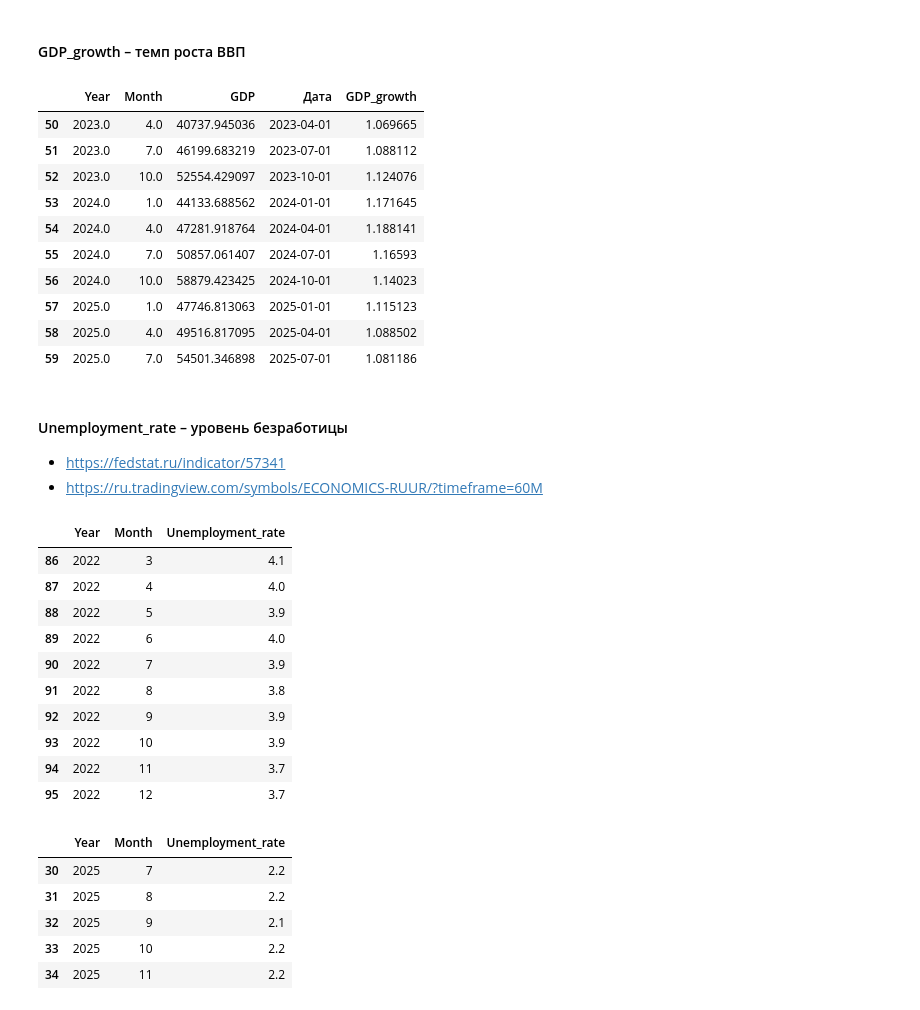
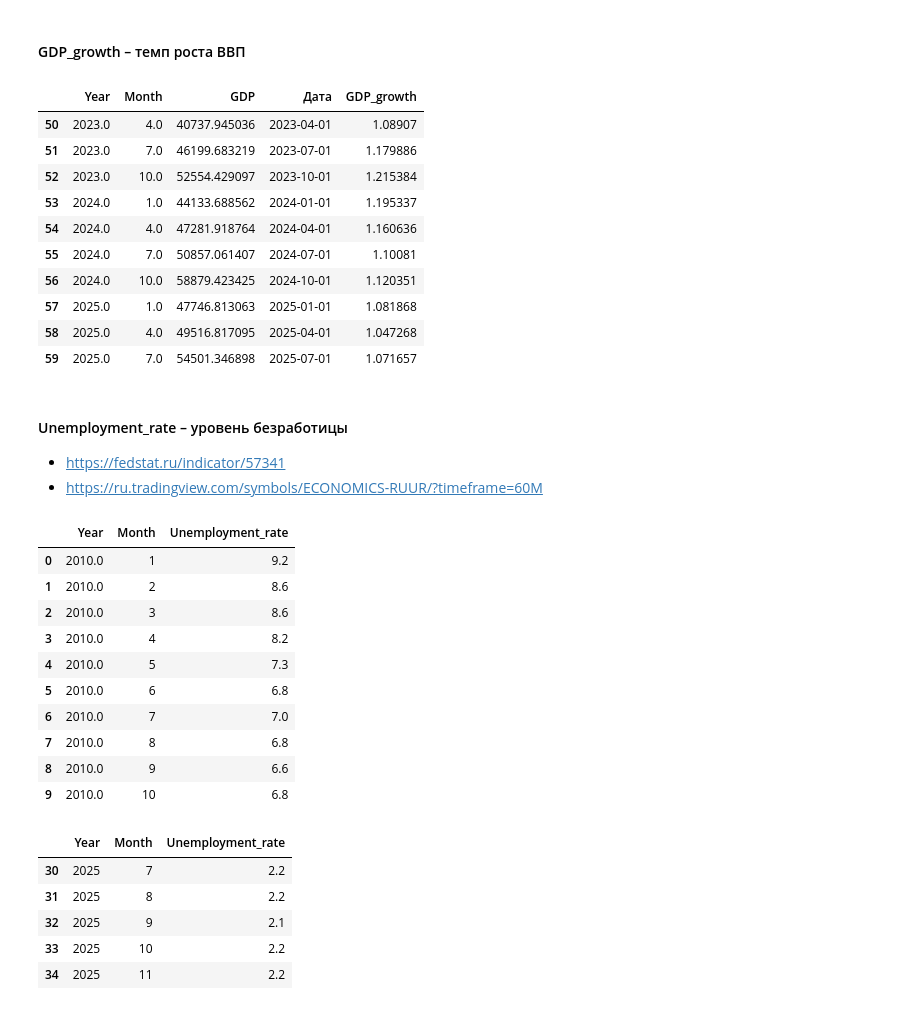
Before and after one commit to SofiaMakashova/ITMO_NIR, a Jupyter notebook: Построение DAG.ipynb, the cells around one changed output. Saved outputs shown, nothing was run; the diff lists cells and outputs as text; code cells hidden in the pictures.

```diff
--- a/Построение DAG.ipynb
+++ b/Построение DAG.ipynb
@@ -26,16 +26,16 @@ NPL Ratio (Non-Performing Loans Ratio) – доля проблемных кре
 ### 2.1. Сбор данных
 # %%
 month_dict = {
-    'январь': 1, 'jan': 1, 'I квартал': 1,
-    'февраль': 2, 'feb': 2,
-    'март': 3, 'mar': 3,
-    'апрель': 4, 'apr': 4, 'II квартал': 4,
+    'январь': 1, 'jan': 1, 'I квартал': 1, 'янв': 1,
+    'февраль': 2, 'feb': 2, 'фев': 2,
+    'март': 3, 'mar': 3, 'мар': 3,
+    'апрель': 4, 'apr': 4, 'II квартал': 4, 'апр': 4,
     'май': 5, 'may': 5,
-    'июнь': 6, 'jun': 6,
-    'июль': 7, 'jul': 7, 'III квартал': 7,
-    'август': 8, 'aug': 8,
-    'сентябрь': 9, 'sep': 9,
-    'октябрь': 10, 'oct': 10, 'IV квартал': 10,
-    'ноябрь': 11, 'nov': 11,
-    'декабрь': 12, 'dec': 12,
+    'июнь': 6, 'jun': 6, 'июн': 6,
+    'июль': 7, 'jul': 7, 'III квартал': 7, 'июл': 7,
+    'август': 8, 'aug': 8, 'авг': 8,
+    'сентябрь': 9, 'sep': 9, 'сен': 9,
+    'октябрь': 10, 'oct': 10, 'IV квартал': 10, 'окт': 10,
+    'ноябрь': 11, 'nov': 11, 'ноя': 11,
+    'декабрь': 12, 'dec': 12, 'дек': 12,
 }
@@ -135,21 +431,22 @@ GDP_df = GDP_df.dropna()
 GDP_df['Дата'] = pd.to_datetime(
     GDP_df['Year'].astype(int).astype(str) + '-' + GDP_df['Month'].astype(int).astype(str) + '-01',
     format='%Y-%m-%d')
-GDP_df['GDP_growth'] = (GDP_df.GDP + GDP_df.GDP.shift(1) + GDP_df.GDP.shift(2) + GDP_df.GDP.shift(3))\
-    / (GDP_df.GDP.shift(4) + GDP_df.GDP.shift(5) + GDP_df.GDP.shift(6) + GDP_df.GDP.shift(7))
+"""GDP_df['GDP_growth'] = (GDP_df.GDP + GDP_df.GDP.shift(1) + GDP_df.GDP.shift(2) + GDP_df.GDP.shift(3))\
+    / (GDP_df.GDP.shift(4) + GDP_df.GDP.shift(5) + GDP_df.GDP.shift(6) + GDP_df.GDP.shift(7))"""
+GDP_df['GDP_growth'] = GDP_df.GDP / GDP_df.GDP.shift(4)
 GDP_df.tail(10)
 # %% [output]
 |  | Year | Month | GDP | Дата | GDP_growth |
-| 50 | 2023.0 | 4.0 | 40737.945036 | 2023-04-01 | 1.069665 |
-| 51 | 2023.0 | 7.0 | 46199.683219 | 2023-07-01 | 1.088112 |
-| 52 | 2023.0 | 10.0 | 52554.429097 | 2023-10-01 | 1.124076 |
-| 53 | 2024.0 | 1.0 | 44133.688562 | 2024-01-01 | 1.171645 |
-| 54 | 2024.0 | 4.0 | 47281.918764 | 2024-04-01 | 1.188141 |
-| 55 | 2024.0 | 7.0 | 50857.061407 | 2024-07-01 | 1.16593 |
-| 56 | 2024.0 | 10.0 | 58879.423425 | 2024-10-01 | 1.14023 |
-| 57 | 2025.0 | 1.0 | 47746.813063 | 2025-01-01 | 1.115123 |
-| 58 | 2025.0 | 4.0 | 49516.817095 | 2025-04-01 | 1.088502 |
-| 59 | 2025.0 | 7.0 | 54501.346898 | 2025-07-01 | 1.081186 |
+| 50 | 2023.0 | 4.0 | 40737.945036 | 2023-04-01 | 1.08907 |
+| 51 | 2023.0 | 7.0 | 46199.683219 | 2023-07-01 | 1.179886 |
+| 52 | 2023.0 | 10.0 | 52554.429097 | 2023-10-01 | 1.215384 |
+| 53 | 2024.0 | 1.0 | 44133.688562 | 2024-01-01 | 1.195337 |
+| 54 | 2024.0 | 4.0 | 47281.918764 | 2024-04-01 | 1.160636 |
+| 55 | 2024.0 | 7.0 | 50857.061407 | 2024-07-01 | 1.10081 |
+| 56 | 2024.0 | 10.0 | 58879.423425 | 2024-10-01 | 1.120351 |
+| 57 | 2025.0 | 1.0 | 47746.813063 | 2025-01-01 | 1.081868 |
+| 58 | 2025.0 | 4.0 | 49516.817095 | 2025-04-01 | 1.047268 |
+| 59 | 2025.0 | 7.0 | 54501.346898 | 2025-07-01 | 1.071657 |
 # %% [markdown]
 #### Unemployment_rate – уровень безработицы
 
@@ -158,22 +455,24 @@ GDP_df.tail(10)
 # %%
 Unemployment_rate_2022_df = pd.read_excel('data/Unemployment_rate.xlsx', skiprows = 3)
 Unemployment_rate_2022_df['Unemployment_rate'] = Unemployment_rate_2022_df['Российская Федерация'].fillna(Unemployment_rate_2022_df['Российская Федерация.1'])
+Unemployment_rate_2022_df['Unnamed: 0'] = Unemployment_rate_2022_df['Unnamed: 0'].ffill()
 Unemployment_rate_2022_df = Unemployment_rate_2022_df[['Unnamed: 0', 'Unnamed: 1', 'Unemployment_rate']]
 Unemployment_rate_2022_df.columns = ['Year', 'Month', 'Unemployment_rate']
 Unemployment_rate_2022_df.Month = Unemployment_rate_2022_df.Month.str.lower().str.strip().map(month_dict)
-Unemployment_rate_2022_df.tail(10)
+
+Unemployment_rate_2022_df.head(10)
 # %% [output]
 |  | Year | Month | Unemployment_rate |
-| 86 | 2022 | 3 | 4.1 |
-| 87 | 2022 | 4 | 4.0 |
-| 88 | 2022 | 5 | 3.9 |
-| 89 | 2022 | 6 | 4.0 |
-| 90 | 2022 | 7 | 3.9 |
-| 91 | 2022 | 8 | 3.8 |
-| 92 | 2022 | 9 | 3.9 |
-| 93 | 2022 | 10 | 3.9 |
-| 94 | 2022 | 11 | 3.7 |
-| 95 | 2022 | 12 | 3.7 |
+| 0 | 2010.0 | 1 | 9.2 |
+| 1 | 2010.0 | 2 | 8.6 |
+| 2 | 2010.0 | 3 | 8.6 |
+| 3 | 2010.0 | 4 | 8.2 |
+| 4 | 2010.0 | 5 | 7.3 |
+| 5 | 2010.0 | 6 | 6.8 |
+| 6 | 2010.0 | 7 | 7.0 |
+| 7 | 2010.0 | 8 | 6.8 |
+| 8 | 2010.0 | 9 | 6.6 |
+| 9 | 2010.0 | 10 | 6.8 |
 # %%
 Unemployment_rate_2025_df = pd.read_excel('data/Unemployment_rate_new.xlsx')
 Unemployment_rate_2025_df.tail(5)
```
Also changed, not shown: parts of 91 cells of this notebook, 9 other files.
